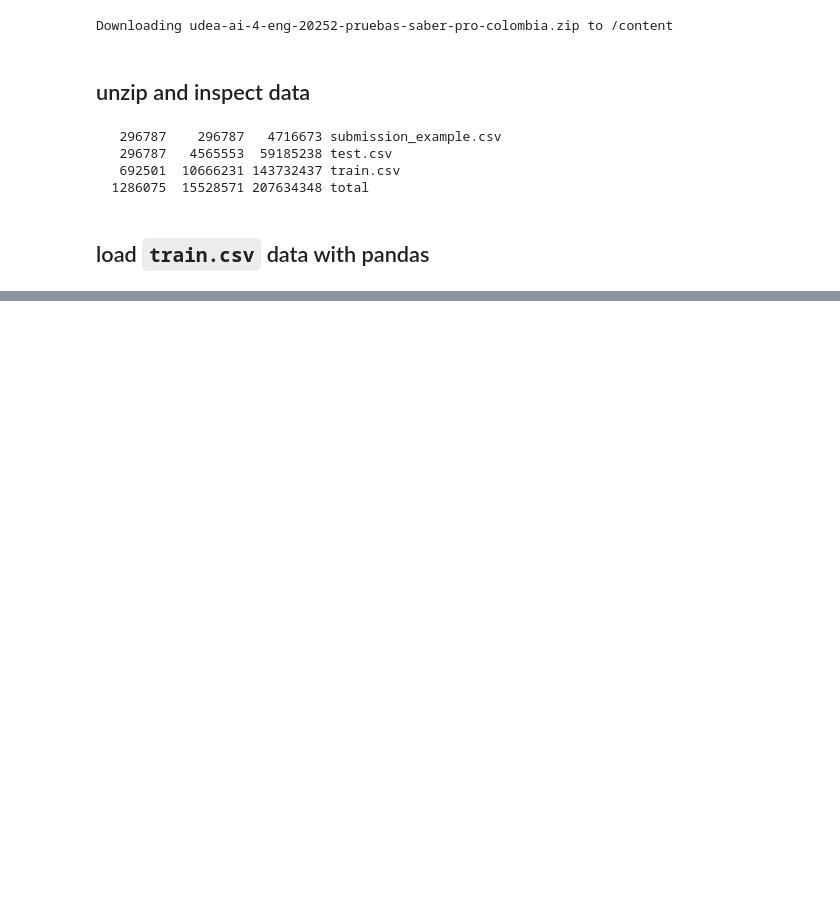
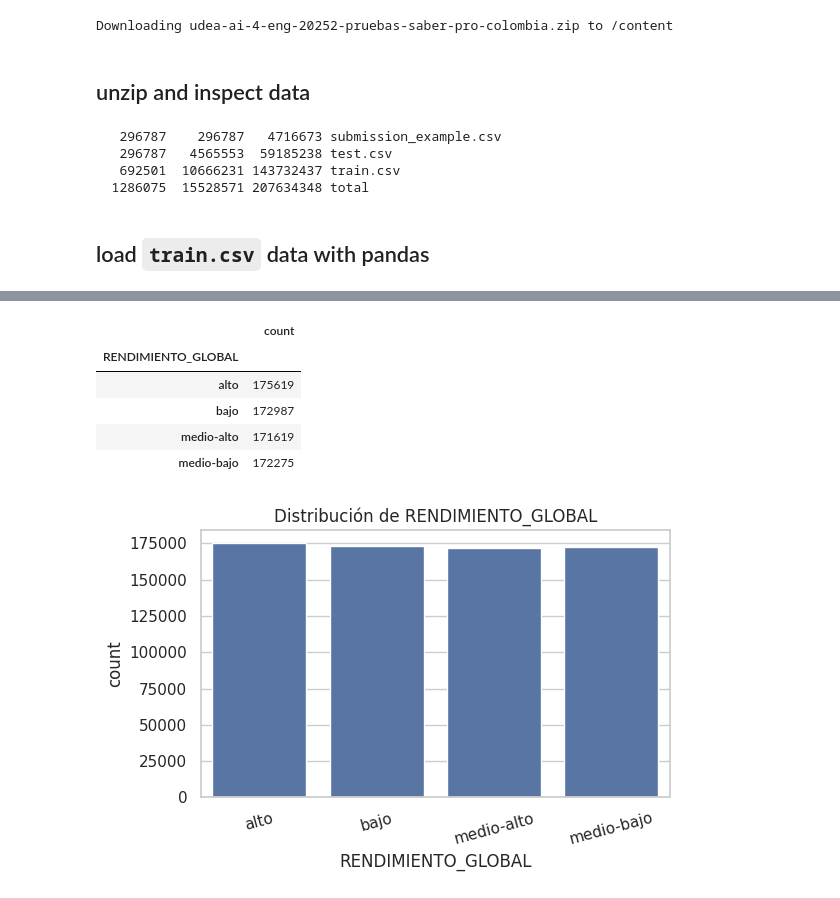
Before and after one commit to JonathanAlzate/UDEA-ai4eng-20252, a Jupyter notebook: 01 - exploración.ipynb, the cells around one changed output, grey strips where cells are left out. Cells and saved outputs as stored; diff of their text form; code cells hidden in the pictures; blank space fills up the shorter version.

```diff
--- a/01 - exploración.ipynb
+++ b/01 - exploración.ipynb
@@ -522,0 +45,18 @@ You must **join the competition** first
+# %%
+# 1) Librerías y estilo
+import pandas as pd
+import numpy as np
+import seaborn as sns
+import matplotlib.pyplot as plt
+
+pd.set_option("display.max_columns", 120)
+pd.set_option("display.max_colwidth", 120)
+sns.set_theme(style="whitegrid")
+
+# 2) Cargar datos
+train_path = "/content/train.csv"
+test_path  = "/content/test.csv"
+
+df = pd.read_csv(train_path)
+print(df.shape)
+df.sample(3)
@@ -522,0 +113,21 @@ You must **join the competition** first
+# %%
+target_col = "RENDIMIENTO_GLOBAL"
+assert target_col in df.columns, "No se encuentra RENDIMIENTO_GLOBAL en el dataset"
+
+vc = df[target_col].value_counts().sort_index()
+display(vc.to_frame("count"))
+
+plt.figure(figsize=(6,4))
+sns.countplot(x=df[target_col], order=vc.index)
+plt.title("Distribución de RENDIMIENTO_GLOBAL")
+plt.xticks(rotation=15)
+plt.tight_layout()
+plt.show()
+# %% [output]
+|  | count |
+| RENDIMIENTO_GLOBAL |  |
+| alto | 175619 |
+| bajo | 172987 |
+| medio-alto | 171619 |
+| medio-bajo | 172275 |
+[figure, added]
```
Also changed, not shown: parts of 78 cells of this notebook.
